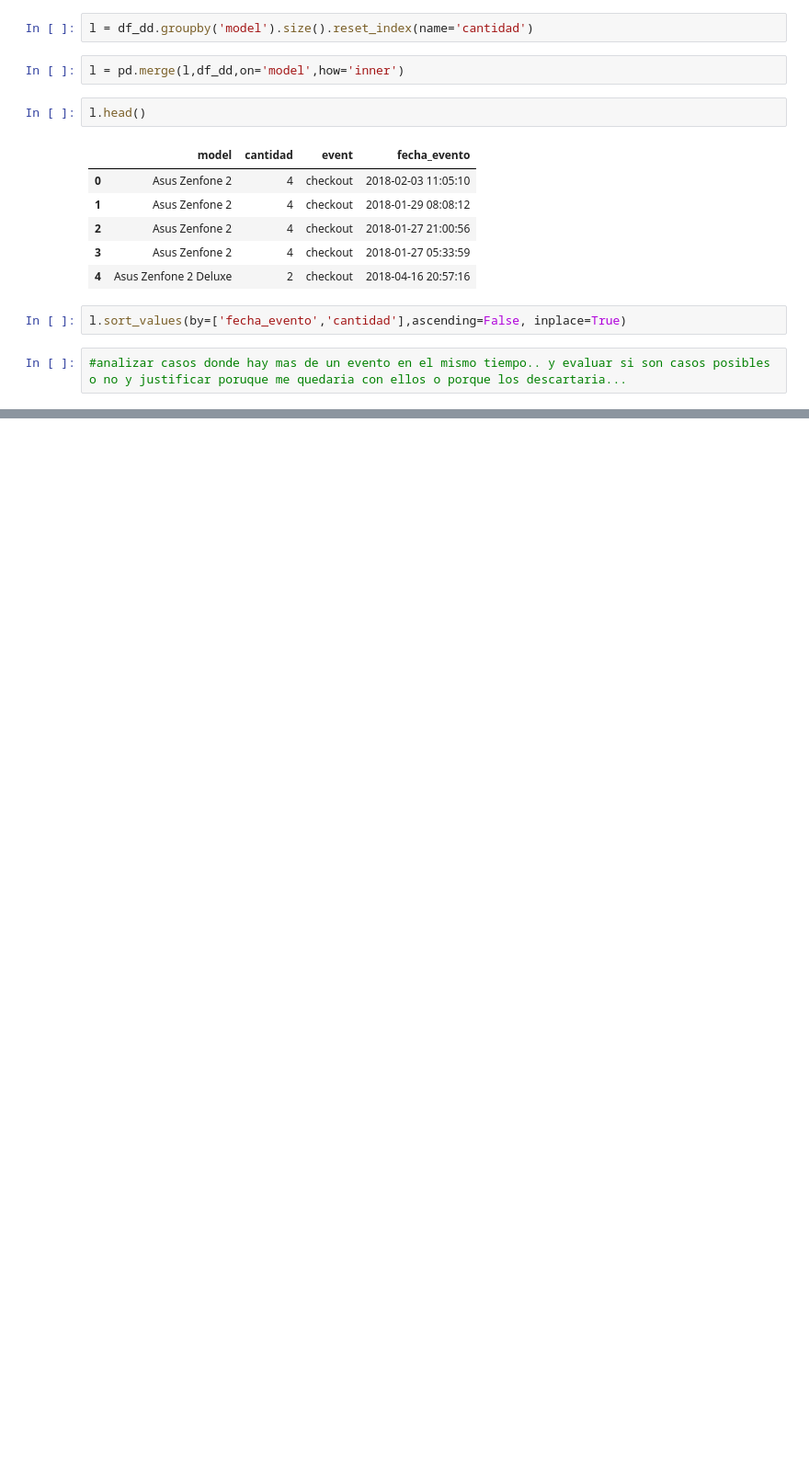
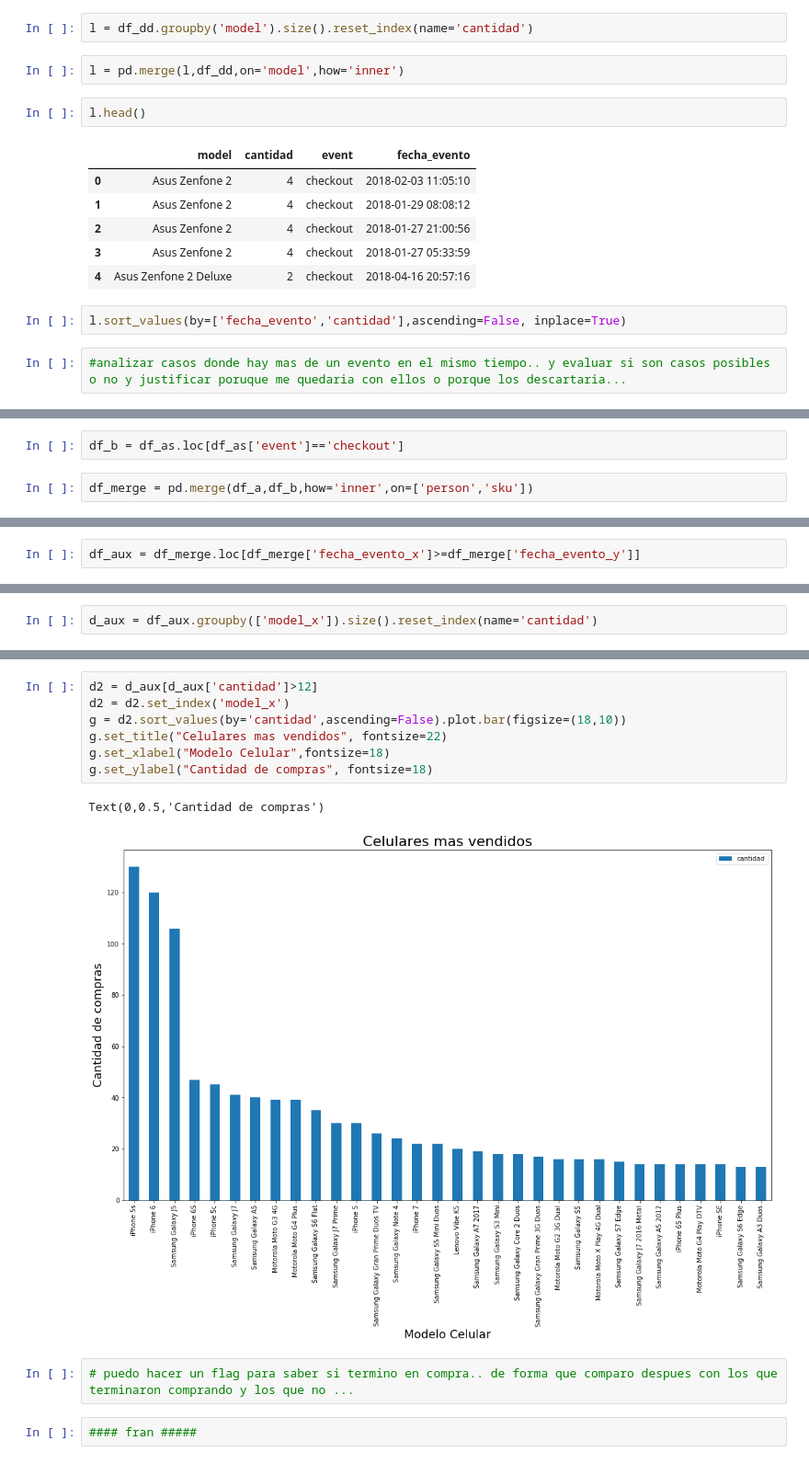
Before and after one commit to alepenaa94/TP1-Datos, a Jupyter notebook: analisis-ale.ipynb, the cells around one changed output, grey strips where cells are left out. Shown: that part at 92% size. Drawn from its saved outputs; the diff is of its cells as text; blank space fills up the shorter version.

```diff
--- a/analisis-ale.ipynb
+++ b/analisis-ale.ipynb
@@ -553,0 +618,4 @@ l.sort_values(by=['fecha_evento','cantidad'],ascending=False, inplace=True)
+# %%
+df_b = df_as.loc[df_as['event']=='checkout']
+# %%
+df_merge = pd.merge(df_a,df_b,how='inner',on=['person','sku'])
@@ -553,0 +631,2 @@ l.sort_values(by=['fecha_evento','cantidad'],ascending=False, inplace=True)
+# %%
+df_aux = df_merge.loc[df_merge['fecha_evento_x']>=df_merge['fecha_evento_y']]
@@ -553,0 +642,2 @@ l.sort_values(by=['fecha_evento','cantidad'],ascending=False, inplace=True)
+# %%
+d_aux = df_aux.groupby(['model_x']).size().reset_index(name='cantidad')
@@ -553,0 +653,14 @@ l.sort_values(by=['fecha_evento','cantidad'],ascending=False, inplace=True)
+# %%
+d2 = d_aux[d_aux['cantidad']>12]
+d2 = d2.set_index('model_x')
+g = d2.sort_values(by='cantidad',ascending=False).plot.bar(figsize=(18,10))
+g.set_title("Celulares mas vendidos", fontsize=22)
+g.set_xlabel("Modelo Celular",fontsize=18)
+g.set_ylabel("Cantidad de compras", fontsize=18)
+# %% [output]
+Text(0,0.5,'Cantidad de compras')
+[figure, added]
+# %%
+# puedo hacer un flag para saber si termino en compra.. de forma que comparo despues con los que terminaron comprando y los que no ...
+# %%
+#### fran #####
```
Also changed, not shown: parts of 47 cells of this notebook.
